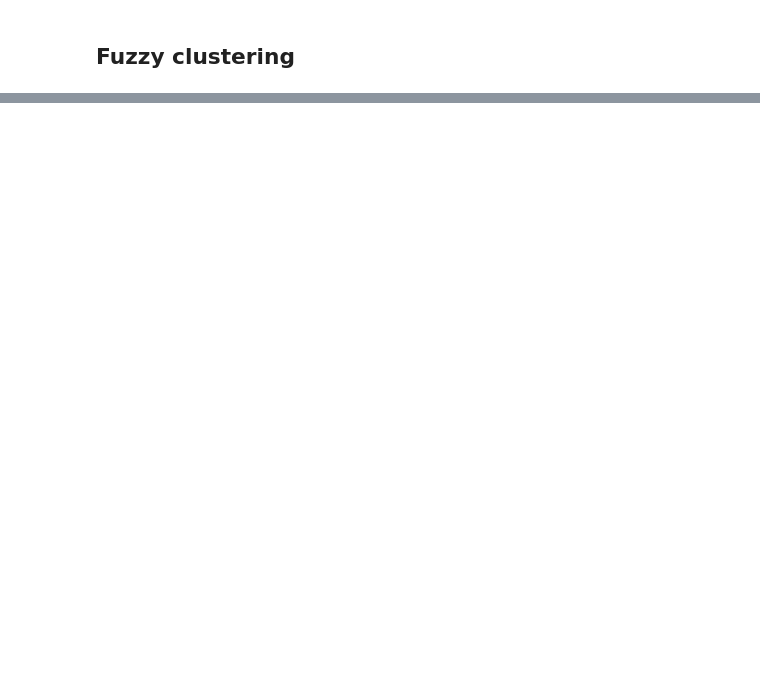
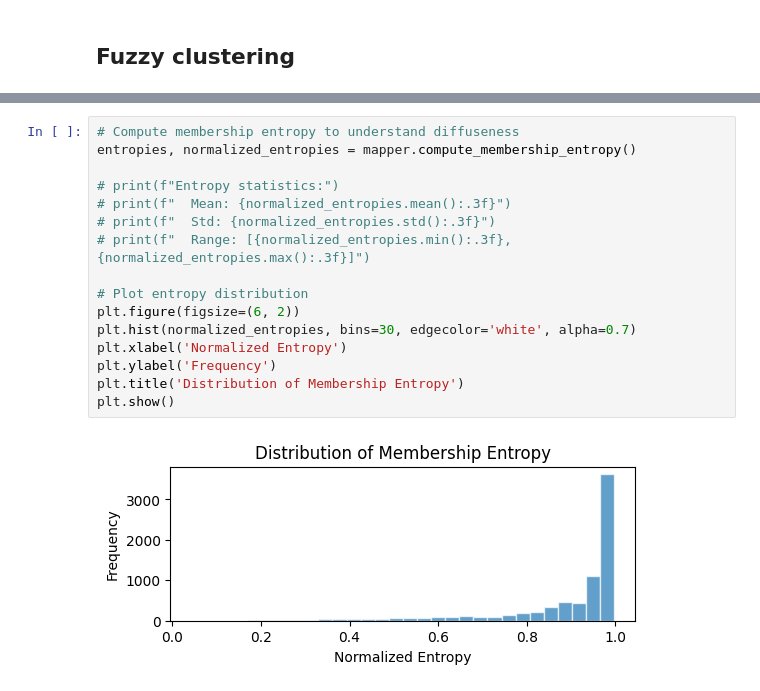
Before and after one commit to haukelicht/galtan_group_appeals, a Jupyter notebook: code/mention-segmentation/mention_fuzzy_clustering_nonecon.ipynb, the cells around one changed output, grey strips where cells are left out. Saved outputs shown, nothing was run; the diff lists cells and outputs as text; blank space fills up the shorter version.

```diff
--- a/code/mention-segmentation/mention_fuzzy_clustering_nonecon.ipynb
+++ b/code/mention-segmentation/mention_fuzzy_clustering_nonecon.ipynb
@@ -983,0 +1327,18 @@ plot_dendrogram(agglo_model, truncate_mode='level', p=20)
+# %%
+# Compute membership entropy to understand diffuseness
+entropies, normalized_entropies = mapper.compute_membership_entropy()
+
+# print(f"Entropy statistics:")
+# print(f"  Mean: {normalized_entropies.mean():.3f}")
+# print(f"  Std: {normalized_entropies.std():.3f}")
+# print(f"  Range: [{normalized_entropies.min():.3f}, {normalized_entropies.max():.3f}]")
+
+# Plot entropy distribution
+plt.figure(figsize=(6, 2))
+plt.hist(normalized_entropies, bins=30, edgecolor='white', alpha=0.7)
+plt.xlabel('Normalized Entropy')
+plt.ylabel('Frequency')
+plt.title('Distribution of Membership Entropy')
+plt.show()
+# %% [output]
+[figure, added]
```
Also changed, not shown: parts of 94 cells of this notebook.
